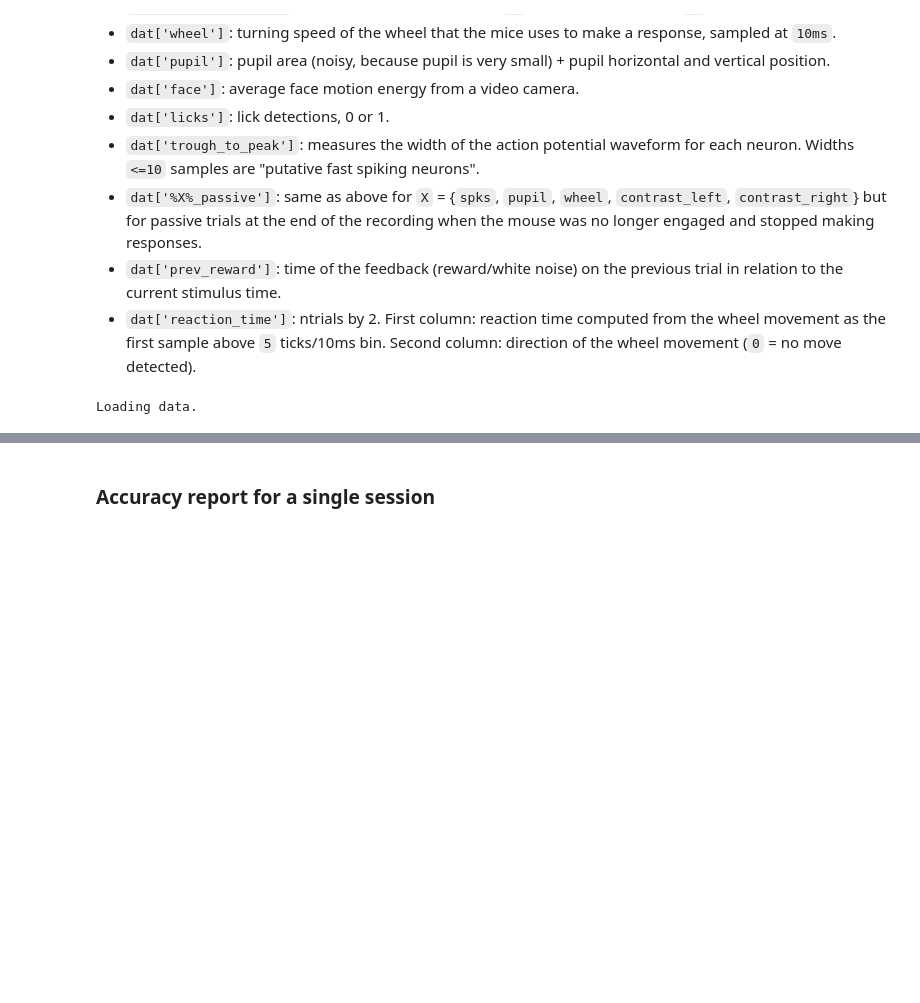
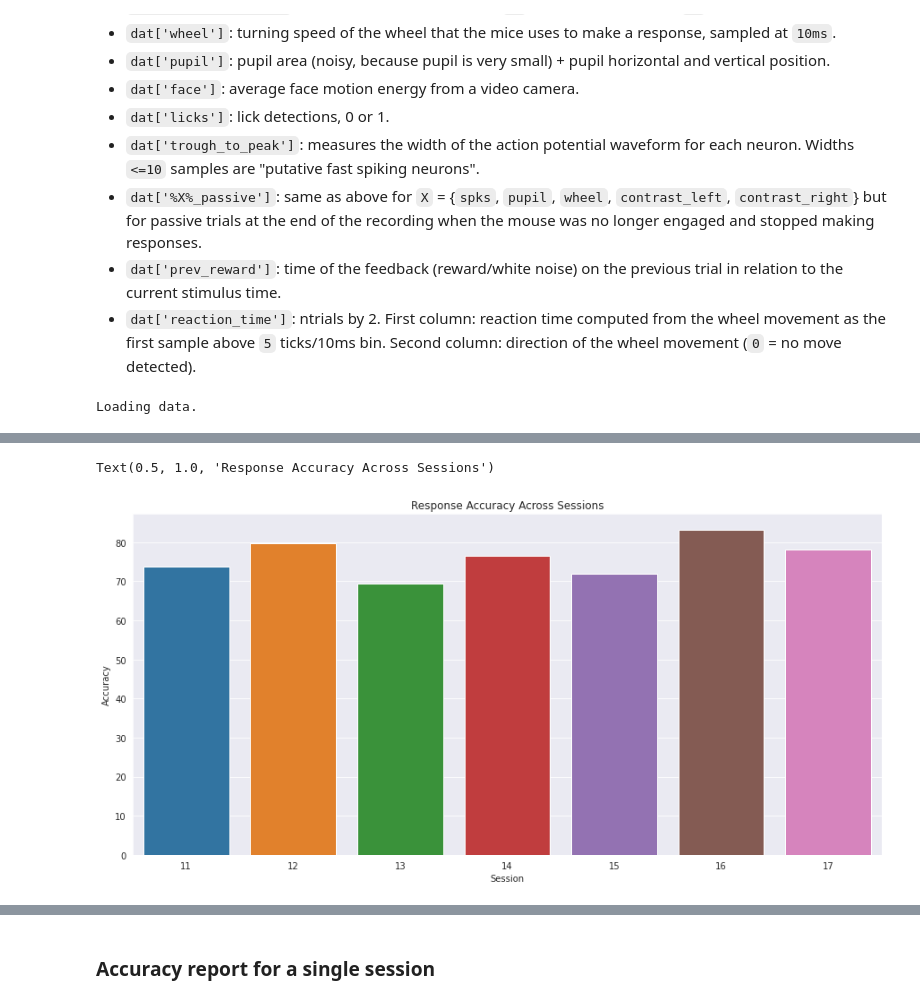
Before and after one commit to theairbend3r/spiking-brains, a Jupyter notebook: 02_behaviour_analysis.ipynb, the cells around one changed output, grey strips where cells are left out. Drawn from its saved outputs; the diff is of its cells as text; code cells hidden in the pictures; blank space fills up the shorter version.

```diff
--- a/02_behaviour_analysis.ipynb
+++ b/02_behaviour_analysis.ipynb
@@ -61,0 +70,11 @@ Text(0.5, 1.0, 'Decision Accuracy Across Sessions')
+# %%
+plt.figure(figsize=(15,7))
+sns.barplot(x=single_mouse_session_ids,
+            y = [session_accuracy(all_data=all_data, session_id=i) for i in single_mouse_session_ids]
+           )
+plt.xlabel("Session")
+plt.ylabel("Accuracy")
+plt.title("Response Accuracy Across Sessions")
+# %% [output]
+Text(0.5, 1.0, 'Response Accuracy Across Sessions')
+[figure, added]
```
Also changed, not shown: parts of 53 cells of this notebook, 11 other files.
